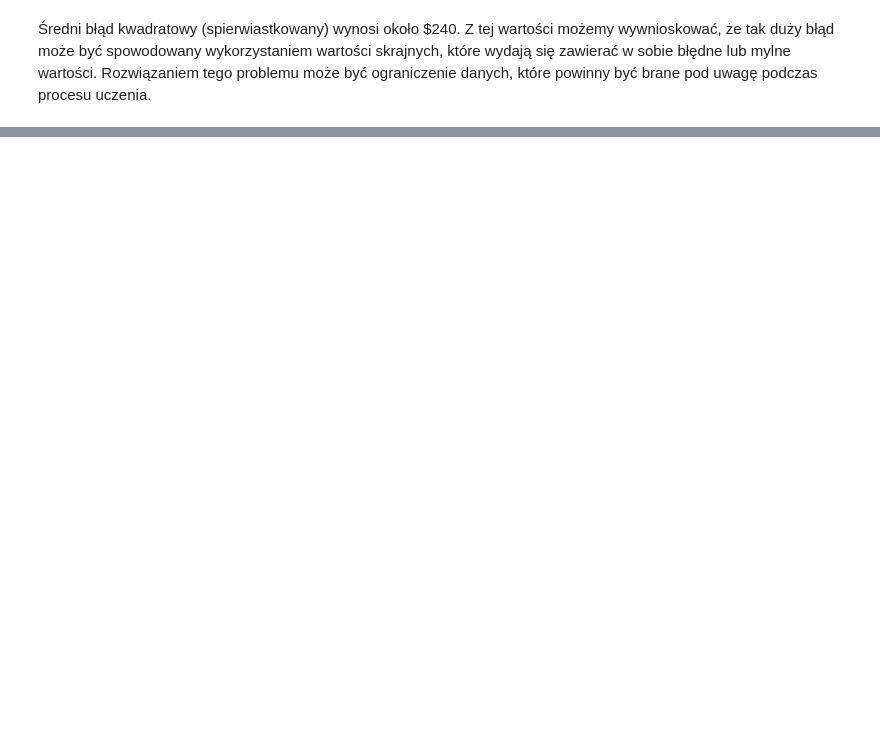
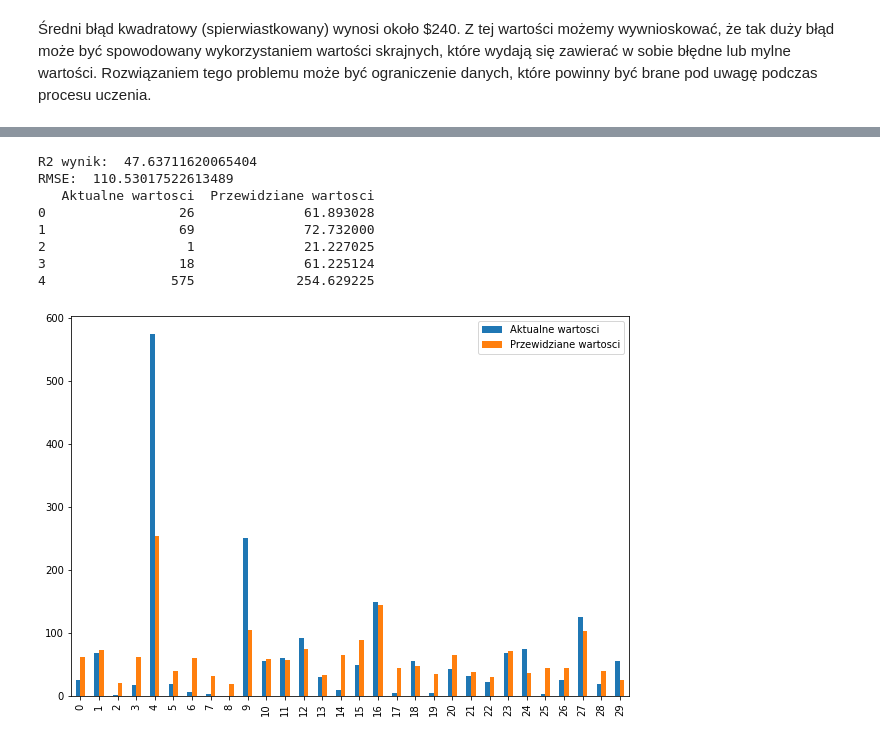
Before and after one commit to veern/Analiza-danych-airbnb, a Jupyter notebook: Analiza-Airbnb.ipynb, the cells around one changed output, grey strips where cells are left out. Saved outputs shown, nothing was run; the diff lists cells and outputs as text; code cells hidden in the pictures; blank space fills up the shorter version.

Commit message:
models before apply distribution

```diff
--- a/Analiza-Airbnb.ipynb
+++ b/Analiza-Airbnb.ipynb
@@ -1475,2 +1481,14 @@ print(f"Średni błąd kwadratowy (spierwiastkowane): ${sum(acc)/len(acc):.2f}")
 # %% [markdown]
 Średni błąd kwadratowy (spierwiastkowany) wynosi około $240. Z tej wartości możemy wywnioskować, że tak duży błąd może być spowodowany wykorzystaniem wartości skrajnych, które wydają się zawierać w sobie błędne lub mylne wartości. Rozwiązaniem tego problemu może być ograniczenie danych, które powinny być brane pod uwagę podczas procesu uczenia.
+# %%
+data = df[['neighbourhood_group', 'neighbourhood', 'latitude', 'longitude', 'room_type', 'price_per_night', 'price', 'reviews_per_month', 'host_id', 'calculated_host_listings_count', 'availability_365']].copy()
+X = data.drop(['price_per_night'], axis = 1)
+y = data['price_per_night']
+X['room_type'] = le.fit_transform(X['room_type'])
+
+scaler = StandardScaler()
+X = scaler.fit_transform(X)
+
+X_train, X_test, y_train, y_test =  train_test_split(X,y,test_size = 0.2, random_state= 0)
+
+df
@@ -1476,0 +1509,30 @@ print(f"Średni błąd kwadratowy (spierwiastkowane): ${sum(acc)/len(acc):.2f}")
+# %%
+# Regresja liniowa
+
+model=LinearRegression()
+model.fit(X_train,y_train)
+y_pred=model.predict(X_test)
+
+
+r2_1 = r2_score(y_test,y_pred)*100
+rmse_1 = np.sqrt(mean_squared_error(y_test,y_pred))
+
+print("R2 wynik: ",r2_1)
+print("RMSE: ",rmse_1)
+
+error_diff = pd.DataFrame({'Aktualne wartosci': np.array(y_test).flatten(), 'Przewidziane wartosci': y_pred.flatten()})
+print(error_diff.head(5))
+
+err = error_diff.head(30)
+err.plot(kind='bar',figsize=(10,7))
+plt.show()
+# %% [output]
+R2 wynik:  47.63711620065404
+RMSE:  110.53017522613489
+   Aktualne wartosci  Przewidziane wartosci
+0                 26              61.893028
+1                 69              72.732000
+2                  1              21.227025
+3                 18              61.225124
+4                575             254.629225
+[figure, added]
```
Also changed, not shown: parts of 24 cells of this notebook.
